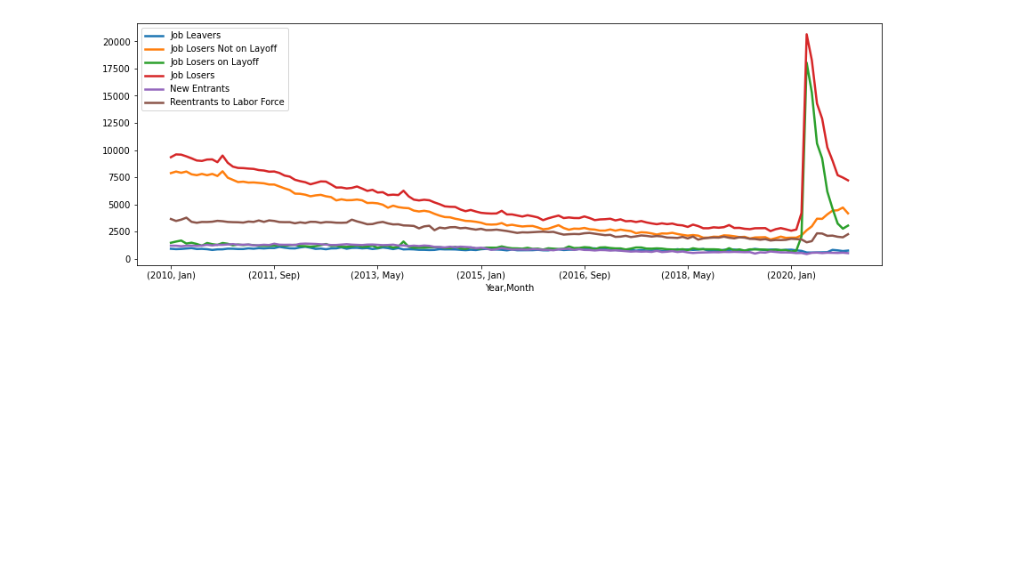
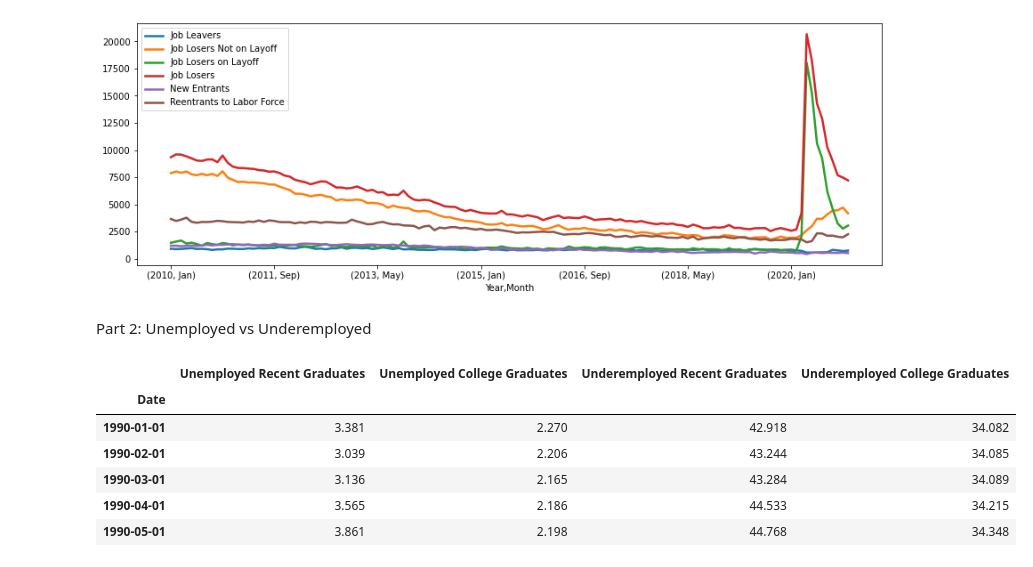
Before and after one commit to Ankita-Khiratkar/2021Fall_finals, a Jupyter notebook: Final_Project.ipynb, the cells around one changed output. Cells and saved outputs as stored; diff of their text form; code cells hidden in the pictures; blank space fills up the shorter version.

```diff
--- a/Final_Project.ipynb
+++ b/Final_Project.ipynb
@@ -37,3 +37,5 @@ pd.set_option("display.max_rows", None, "display.max_columns", None)
 ans.plot(figsize=(15, 5), linewidth = 2.5);
 # %% [output]
 [figure]
+# %% [markdown]
+Part 2: Unemployed vs Underemployed
@@ -39,0 +50,13 @@ ans.plot(figsize=(15, 5), linewidth = 2.5);
+# %%
+df_merged = pd.merge(df_unemployed, df_underemployed, left_index=True, right_index=True, how="inner")
+df_merged.columns = ['Unemployed Recent Graduates', 'Unemployed College Graduates',
+                     'Underemployed Recent Graduates', 'Underemployed College Graduates']
+df_merged.head()
+# %% [output]
+|  | Unemployed Recent Graduates | Unemployed College Graduates | Underemployed Recent Graduates | Underemployed College Graduates |
+| Date |  |  |  |  |
+| 1990-01-01 | 3.381 | 2.270 | 42.918 | 34.082 |
+| 1990-02-01 | 3.039 | 2.206 | 43.244 | 34.085 |
+| 1990-03-01 | 3.136 | 2.165 | 43.284 | 34.089 |
+| 1990-04-01 | 3.565 | 2.186 | 44.533 | 34.215 |
+| 1990-05-01 | 3.861 | 2.198 | 44.768 | 34.348 |
```
Also changed, not shown: parts of 4 cells of this notebook, 27 other files.
